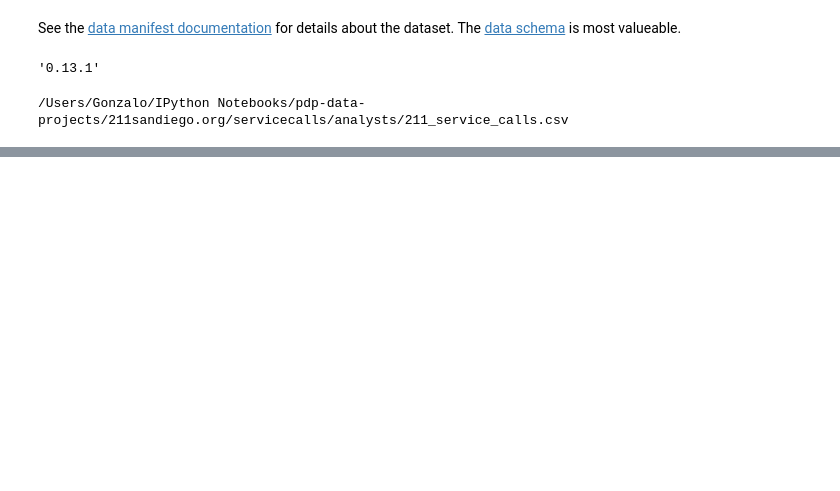
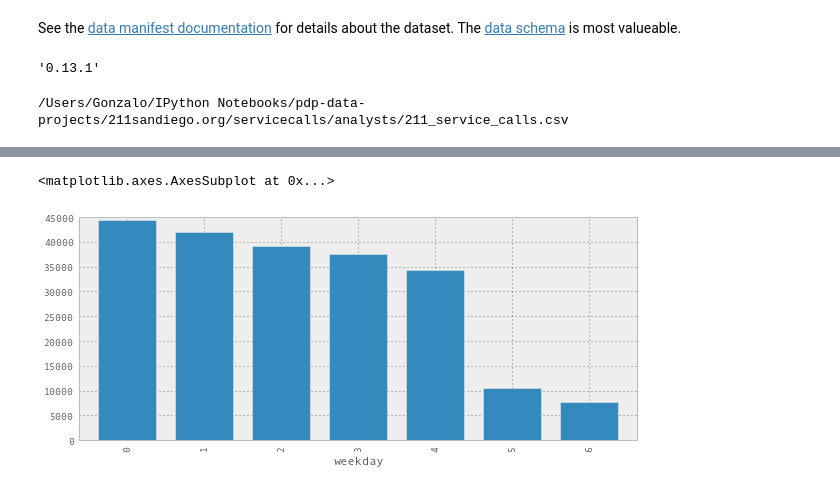
Before and after one commit to sandiegodata-projects/211sandiego-org-17-call_analysis, a Jupyter notebook: analysts/gonzalo.ipynb, the cells around one changed output, grey strips where cells are left out. Cells and saved outputs as stored; diff of their text form; code cells hidden in the pictures; blank space fills up the shorter version.

```diff
--- a/analysts/gonzalo.ipynb
+++ b/analysts/gonzalo.ipynb
@@ -175,0 +100,5 @@ df.groupby(['create_time','client_id']).head()
+# %%
+call_volume_per_weekday.plot(kind='bar',figsize=(10, 4))
+# %% [output]
+<matplotlib.axes.AxesSubplot at 0x...>
+[figure, added]
```
Also changed, not shown: parts of 50 cells of this notebook.
